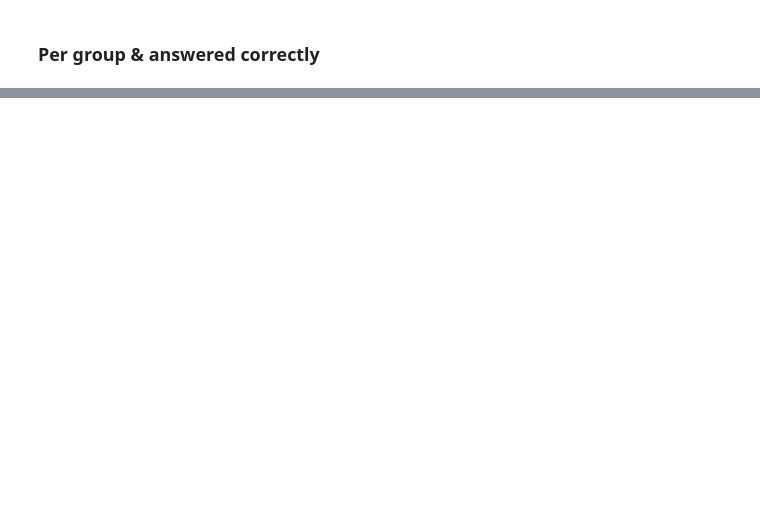
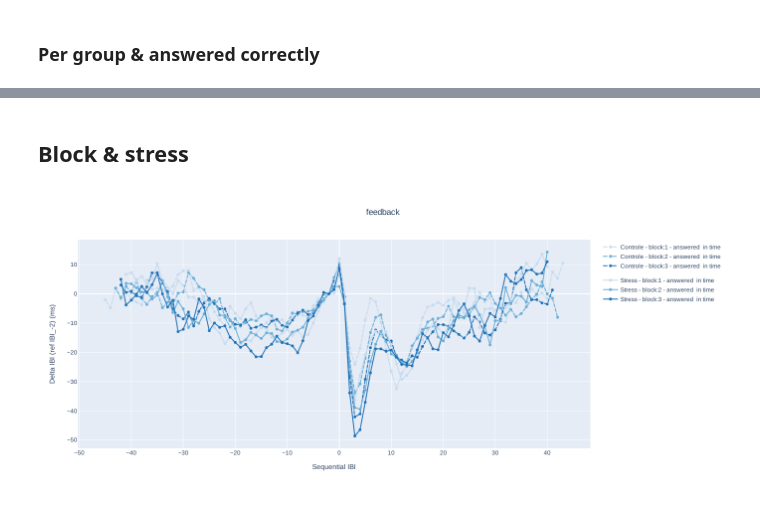
Before and after one commit to mitchelkappen/stress_study_lib_EEGStudy1, a Jupyter notebook: ibi_visualizations.ipynb, the cells around one changed output, grey strips where cells are left out. Drawn from its saved outputs; the diff is of its cells as text; code cells hidden in the pictures; blank space fills up the shorter version.

```diff
--- a/ibi_visualizations.ipynb
+++ b/ibi_visualizations.ipynb
@@ -332,0 +480,58 @@ df_feedback
+# %% [markdown]
+## Block & stress
+# %%
+pallette_dict = {
+    'Controle': px.colors.sequential.Blues[2:],
+    'Stress': px.colors.sequential.Blues[2:],
+}
+
+fig = go.Figure()
+for group, answered_in_time, level  in [
+    ("Controle", True, 1),
+    ("Controle", True, 2),
+    ("Controle", True, 3),
+    ("Stress", True, 1),
+    ("Stress", True, 2),
+    ("Stress", True, 3),
+]:
+    rr_group = []
+    df_f_gr = df_feedback[
+        (df_feedback["Procedure[Block]"] == group)
+        & df_feedback.Phase.str.contains(str(level))
+        & (df_feedback.answered_in_time == answered_in_time)
+    ]
+    for feeback_idx, _ in df_f_gr.iterrows():
+        rr_d = (
+            df_slc[df_slc["feedback_index"] == feeback_idx]
+            .copy()
+            .set_index("IBI_pos")
+            .sort_index()["RR_delta_ms"]
+        )
+        rr_group.append(rr_d)
+
+    df_rr_group = pd.concat(rr_group, axis=1, ignore_index=False)
+    rr_group_mean = df_rr_group.mean(axis=1)
+    rr_group_std = df_rr_group.std(axis=1)
+    fig.add_trace(
+        go.Scattergl(
+            x=rr_group_mean.index,
+            y=rr_group_mean,
+            line_color=pallette_dict[group][(level-1)*2],
+            # error_y=dict(type="data", array=rr_group_std, visible=True),
+            mode="markers+lines",
+            line_dash=('dash' if group == 'Controle' else None),
+            name=group + " - block:" + str(level)
+            + " - answered "
+            + ("" if answered_in_time else "not")
+            + " in time",
+            legendgroup=group,
+            showlegend=True,
+        )
+    )
+
+fig.update_layout(height=600, title="feedback", title_x=0.5)
+fig.update_xaxes(title_text="Sequential IBI")
+fig.update_yaxes(title_text=f"Delta IBI (ref IBI_{reference_ibi_pos}) (ms)")
+fig.show()
+# %% [output]
+[figure, added]
```
Also changed, not shown: parts of 19 cells of this notebook, 1 other file.
